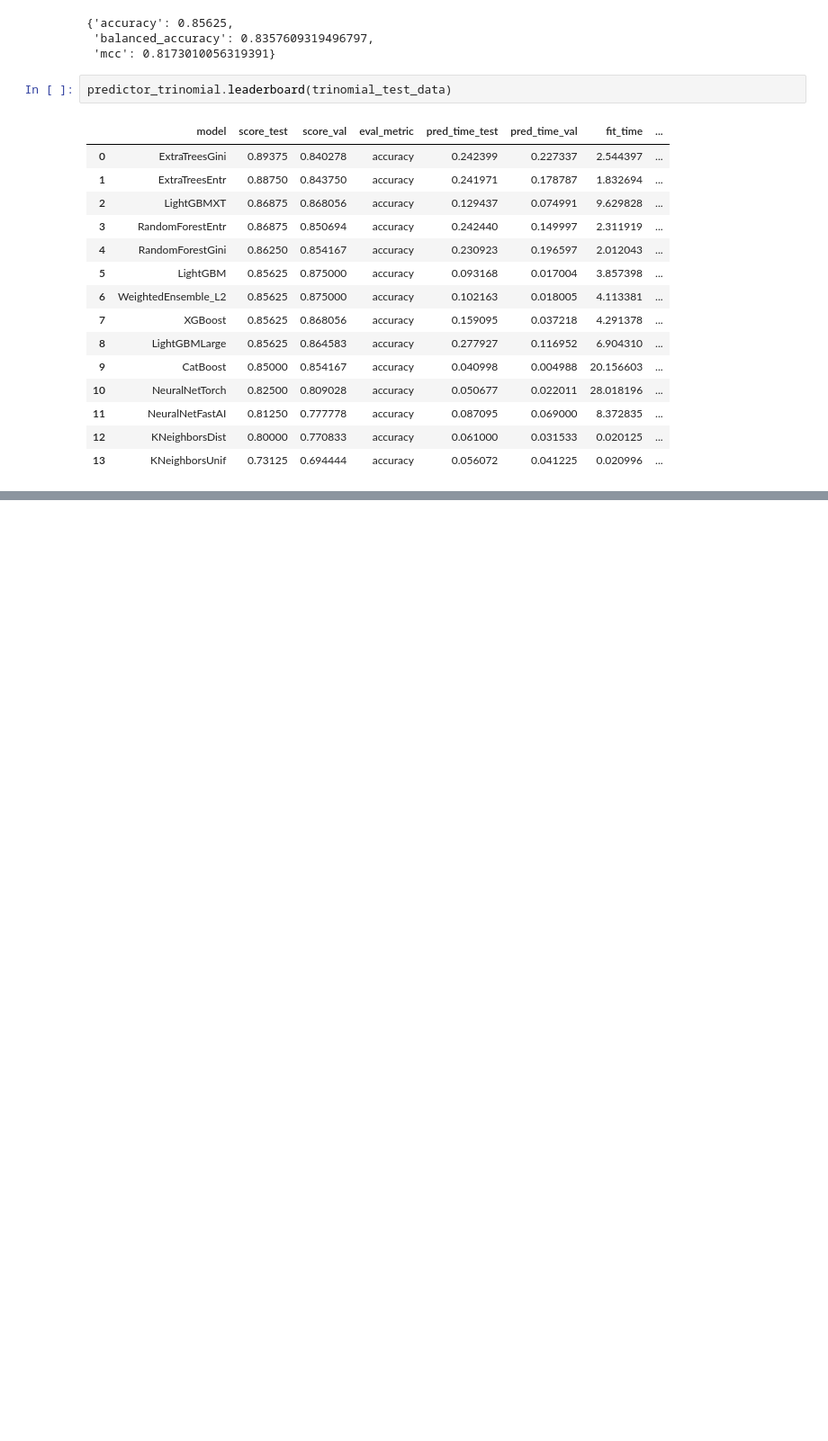
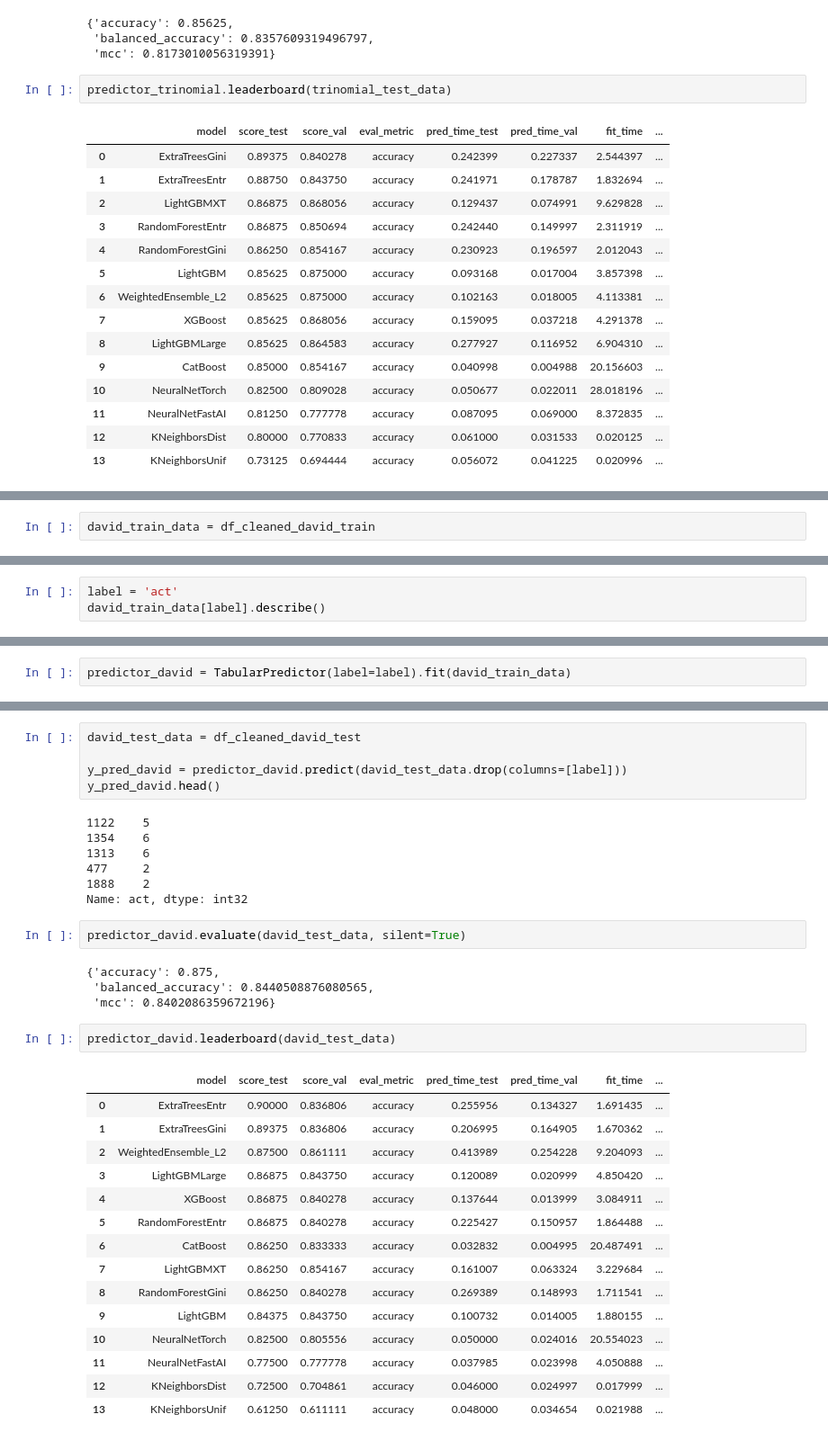
Before and after one commit to Sihan0229/DGA, a Jupyter notebook: Dissolved-Gas-Analysis/AutoGluon_all_cleaned.ipynb, the cells around one changed output, grey strips where cells are left out. Shown at 90% size. Drawn from its saved outputs; the diff is of its cells as text; blank space fills up the shorter version.

```diff
--- a/Dissolved-Gas-Analysis/AutoGluon_all_cleaned.ipynb
+++ b/Dissolved-Gas-Analysis/AutoGluon_all_cleaned.ipynb
@@ -281,0 +347,2 @@ predictor_trinomial.leaderboard(trinomial_test_data)
+# %%
+david_train_data = df_cleaned_david_train
@@ -281,0 +358,3 @@ predictor_trinomial.leaderboard(trinomial_test_data)
+# %%
+label = 'act'
+david_train_data[label].describe()
@@ -281,0 +371,2 @@ predictor_trinomial.leaderboard(trinomial_test_data)
+# %%
+predictor_david = TabularPredictor(label=label).fit(david_train_data)
@@ -281,0 +391,36 @@ predictor_trinomial.leaderboard(trinomial_test_data)
+# %%
+david_test_data = df_cleaned_david_test
+
+y_pred_david = predictor_david.predict(david_test_data.drop(columns=[label]))
+y_pred_david.head()
+# %% [output]
+1122    5
+1354    6
+1313    6
+477     2
+1888    2
+Name: act, dtype: int32
+# %%
+predictor_david.evaluate(david_test_data, silent=True)
+# %% [output]
+{'accuracy': 0.875,
+ 'balanced_accuracy': 0.8440508876080565,
+ 'mcc': 0.8402086359672196}
+# %%
+predictor_david.leaderboard(david_test_data)
+# %% [output]
+|  | model | score_test | score_val | eval_metric | pred_time_test | pred_time_val | fit_time | ... |
+| 0 | ExtraTreesEntr | 0.90000 | 0.836806 | accuracy | 0.255956 | 0.134327 | 1.691435 | ... |
+| 1 | ExtraTreesGini | 0.89375 | 0.836806 | accuracy | 0.206995 | 0.164905 | 1.670362 | ... |
+| 2 | WeightedEnsemble_L2 | 0.87500 | 0.861111 | accuracy | 0.413989 | 0.254228 | 9.204093 | ... |
+| 3 | LightGBMLarge | 0.86875 | 0.843750 | accuracy | 0.120089 | 0.020999 | 4.850420 | ... |
+| 4 | XGBoost | 0.86875 | 0.840278 | accuracy | 0.137644 | 0.013999 | 3.084911 | ... |
+| 5 | RandomForestEntr | 0.86875 | 0.840278 | accuracy | 0.225427 | 0.150957 | 1.864488 | ... |
+| 6 | CatBoost | 0.86250 | 0.833333 | accuracy | 0.032832 | 0.004995 | 20.487491 | ... |
+| 7 | LightGBMXT | 0.86250 | 0.854167 | accuracy | 0.161007 | 0.063324 | 3.229684 | ... |
+| 8 | RandomForestGini | 0.86250 | 0.840278 | accuracy | 0.269389 | 0.148993 | 1.711541 | ... |
+| 9 | LightGBM | 0.84375 | 0.843750 | accuracy | 0.100732 | 0.014005 | 1.880155 | ... |
+| 10 | NeuralNetTorch | 0.82500 | 0.805556 | accuracy | 0.050000 | 0.024016 | 20.554023 | ... |
+| 11 | NeuralNetFastAI | 0.77500 | 0.777778 | accuracy | 0.037985 | 0.023998 | 4.050888 | ... |
+| 12 | KNeighborsDist | 0.72500 | 0.704861 | accuracy | 0.046000 | 0.024997 | 0.017999 | ... |
+| 13 | KNeighborsUnif | 0.61250 | 0.611111 | accuracy | 0.048000 | 0.034654 | 0.021988 | ... |
```
Also changed, not shown: parts of 6 cells of this notebook, 40 other files.
